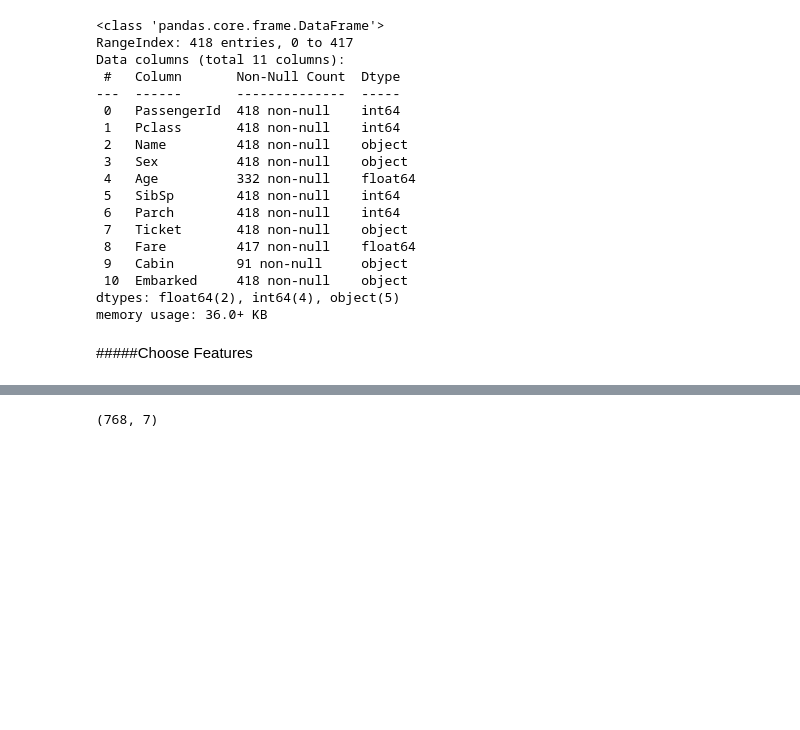
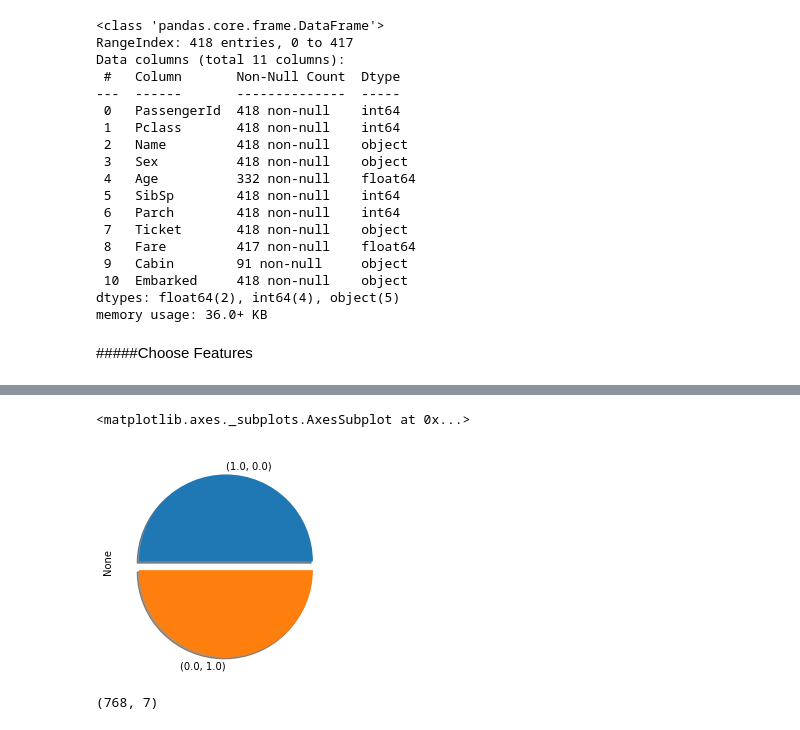
Before and after one commit to gArchemaMia/kaggle-1, a Jupyter notebook: titanic.ipynb, the cells around one changed output, grey strips where cells are left out. Saved outputs shown, nothing was run; the diff lists cells and outputs as text; code cells hidden in the pictures; blank space fills up the shorter version.

```diff
--- a/titanic.ipynb
+++ b/titanic.ipynb
@@ -101,10 +106,18 @@ test_data['Sex']  = test_data['Sex'].map( {'female': 1, 'male': 0} )
 train_filtered = train_data[features + ['Survived']]
 X = pd.get_dummies(train_filtered[features])
 Y = train_filtered['Survived']
-X, Y = SMOTE().fit_resample(X, Y)
+
+
+over_sampler = RandomOverSampler(random_state=42)
+X, Y = over_sampler.fit_resample(X, Y)
 
 X=np.array(X)
 Y=keras.utils.to_categorical(np.array(Y))
+# %%
+pd.DataFrame(Y).value_counts().plot.pie(explode=[0,0.1],shadow=True)
+# %% [output]
+<matplotlib.axes._subplots.AxesSubplot at 0x...>
+[figure, added]
 # %%
 X_train, X_val, Y_train, Y_val = train_test_split(X, Y, test_size=0.3, random_state=42)
 X_train.shape
```
Also changed, not shown: parts of 6 cells of this notebook.
